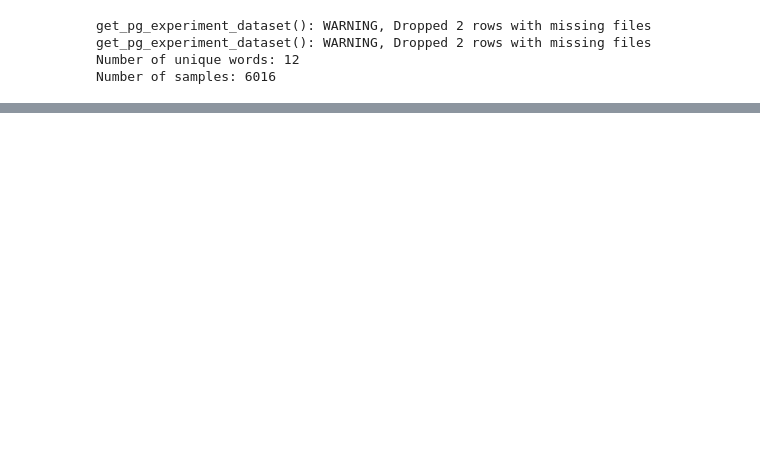
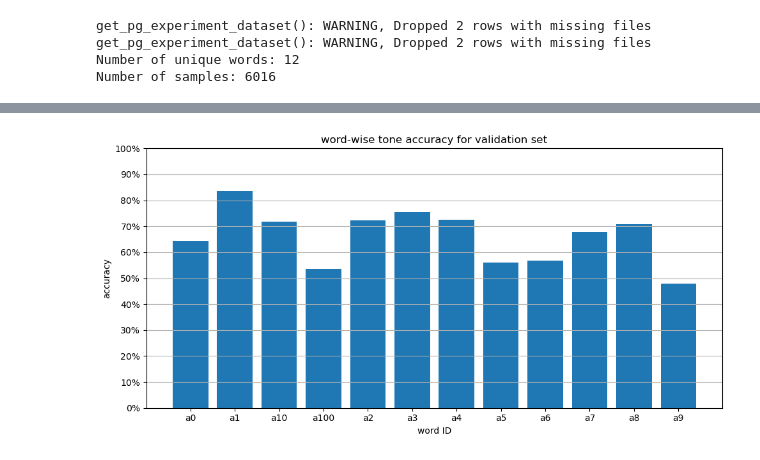
Before and after one commit to tad1/Mandarin_Pronunciation_Recognition_Project, a Jupyter notebook: src/hypothesis.ipynb, the cells around one changed output, grey strips where cells are left out. Drawn from its saved outputs; the diff is of its cells as text; code cells hidden in the pictures; blank space fills up the shorter version.

Commit message:
tone assessment

```diff
--- a/src/hypothesis.ipynb
+++ b/src/hypothesis.ipynb
@@ -18,7 +18,7 @@ os.environ["KMP_DUPLICATE_LIB_OK"] = "TRUE"
 # %%
 df_pron, df_tone = get_pg_experiment_dataframe(".ogg")
 
-dataframe = df_pron.with_columns(word_id = pl.struct("word_id").rank("dense"))
+dataframe = df_tone.with_columns(word_id = pl.struct("word_id").rank("dense"))
 # dataframe = dataframe.filter(pl.col("mother") == "polish")
 dataframe = dataframe.filter(pl.col("stage") == 1)
 # df_stageI_polish = df_stageI_polish.filter(pl.col("word_id") == 1)
@@ -77,7 +94,7 @@ reload_function(TorchVadMFCC)
 TRAIN_SPLIT = 0.6
 VAL_SPLIT = 0.2
 TEST_SPLIT = 1 - TRAIN_SPLIT - VAL_SPLIT
-train_pl, val_pl, test_pl = stratified_split(dataframe, label_col="value", train_frac=TRAIN_SPLIT, val_frac=VAL_SPLIT)
+train_pl, val_pl, test_pl = stratified_split(dataframe, label_col="word_id", train_frac=TRAIN_SPLIT, val_frac=VAL_SPLIT)
 
 to_dataset: Callable[[DataFrame], TorchDataset] = lambda dataframe: TorchDataset(
     Cast(dataframe.get_column("rec_path"), Channels("stack","multiply")(
@@ -90,7 +107,7 @@ to_dataset: Callable[[DataFrame], TorchDataset] = lambda dataframe: TorchDataset
             RMSEnergy(),
         )),
     Cast(dataframe.get_column("word_id"), lambda x: torch.tensor(x-1, dtype=torch.long)),
-    Cast(dataframe.get_column("value"), lambda x: torch.tensor(x).float()),
+    Cast(dataframe.get_column("tone_assesment"), lambda x: torch.nn.functional.one_hot(torch.tensor(x[0], dtype=torch.long), 5).float()),
 )
 
 collate_fn = build_collate_fn(
@@ -144,7 +138,7 @@ Loaded validation loader into memory
 # %%
 from models.FusionCNN import ContextFusionCNN
 reload_function(ContextFusionCNN)
-model = ContextFusionCNN(3,2, num_words=N_WORDS)
+model = ContextFusionCNN(3,2, num_words=N_WORDS, num_classes=5)
 # %%
 # Model variables definition.
 pth = "SimplifiedLightweightCNN.pth"
@@ -229,0 +295,6 @@ KeyboardInterrupt:
+# %%
+df_pron, df_tone = get_pg_experiment_dataframe(".ogg")
+df = df_pron.with_columns(word_name = pl.col("word_id"))
+df = df.with_columns(word_id = pl.struct("word_id").rank("dense"))
+# create a mapping dict from word_id to word name
+word_id_to_word = {row["word_id"]: row["word_name"] for row in df.select("word_id", "word_name").to_dicts()}
@@ -229,0 +304,21 @@ KeyboardInterrupt:
+# %%
+from matplotlib import pyplot as plt
+plt.figure(figsize=(10, 5))
+plt.grid(axis='y')
+keys = [word_id_to_word[k+1] for k in list(error_rate.keys())]
+# sort error_rate based on the keys
+error_rate = dict(sorted(error_rate.items(), key=lambda item: word_id_to_word[item[0]+1]))
+keys = [word_id_to_word[k+1] for k in list(error_rate.keys())]
+
+plt.bar(keys, [v["correct"] / v["total"] for v in error_rate.values()])
+plt.xlabel('word ID')
+plt.ylabel('accuracy')
+plt.title('word-wise tone accuracy for validation set')
+# increase y-ticks
+plt.yticks([i/10 for i in range(11)], [f"{i*10}%" for i in range(11)])
+
+plt.tight_layout()
+plt.savefig(os.path.join(RESULT_DIRECTORY, "word_wise_tone_accuracy.png"))
+plt.show()
+# %% [output]
+[figure, added]
```
Also changed, not shown: parts of 10 cells of this notebook, 2 other files.
